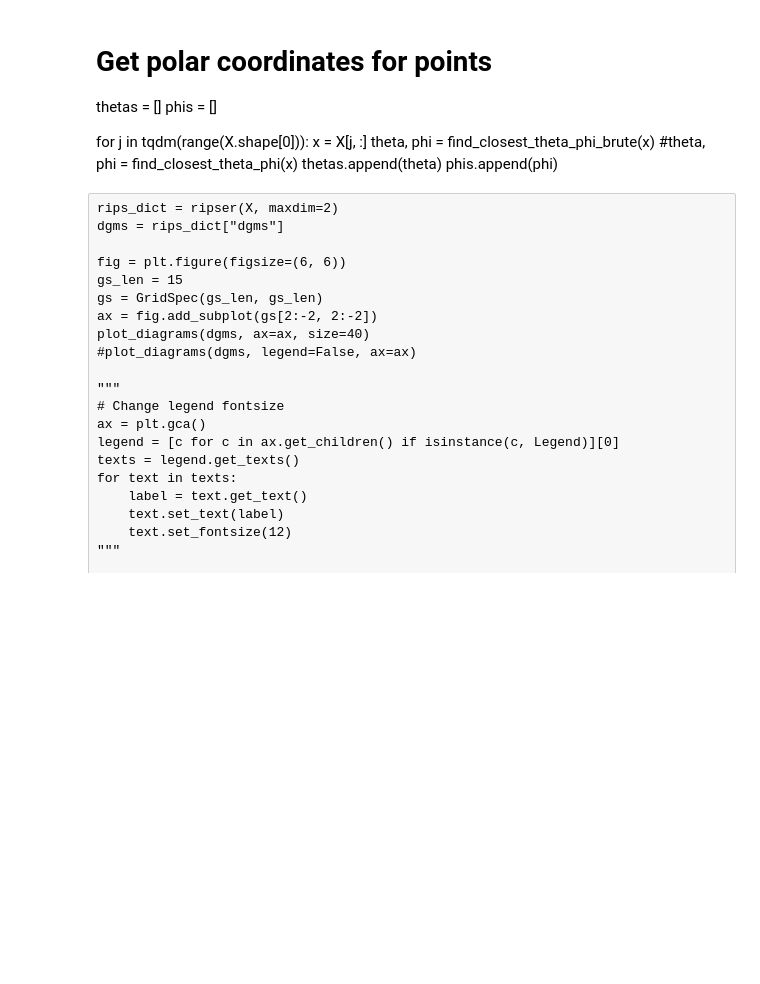
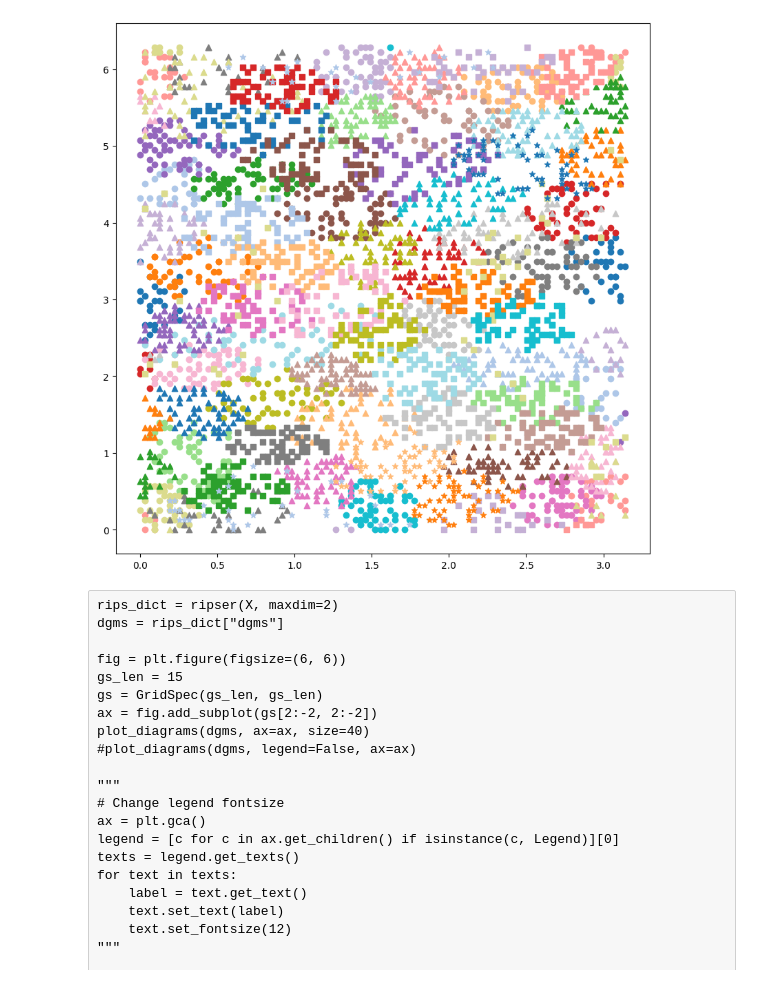
Before and after one commit to robbobbinett/learning_atlas_Graphs, a Jupyter notebook: klein_h1_atlas.ipynb, the cells around one changed output. Saved outputs shown, nothing was run; the diff lists cells and outputs as text; code cells hidden in the pictures; blank space fills up the shorter version.

Commit message:
Successfully generating random samples on charts for atlas graph that is randomly generated

```diff
--- a/klein_h1_atlas.ipynb
+++ b/klein_h1_atlas.ipynb
@@ -12,6 +12,7 @@ from tqdm import tqdm
 
 # from yao_utils import *
 from atlas_general import atlas_general, load_atlas
+from yao_utils_otra import find_closest_theta_phi_brute
 
 # data_dir = "data/klein_synthetic"
 
@@ -30,5 +31,5 @@ from atlas_general import atlas_general, load_atlas
 # ka = klein_atlas(Vecs_pos, Vecs_neg, dist=1.0,
 #             kernel_fun=lambda x: 1.0)
 
-# ka = load_atlas("random_klein", 2, 9)
-ka = load_atlas("random_atlas", 2, 3)
+ka = load_atlas("random_klein", 2, 9)
+# ka = load_atlas("random_atlas", 2, 3)
@@ -96,11 +132,0 @@ ValueError: Cannot take a larger sample than population when 'replace=False'
-# %% [markdown]
-# Get polar coordinates for points
-thetas = []
-phis = []
-
-for j in tqdm(range(X.shape[0])):
-    x = X[j, :]
-    theta, phi = find_closest_theta_phi_brute(x)
-    #theta, phi = find_closest_theta_phi(x)
-    thetas.append(theta)
-    phis.append(phi)
@@ -109,0 +133,33 @@ rips_dict = ripser(X, maxdim=1, do_cocycles=True)
+# %%
+# Get polar coordinates for points
+thetas = []
+phis = []
+
+for j in tqdm(range(X.shape[0])):
+    x = X[j, :]
+    theta, phi = find_closest_theta_phi_brute(x)
+    #theta, phi = find_closest_theta_phi(x)
+    thetas.append(theta)
+    phis.append(phi)
+# %%
+cmap_pre = plt.cm.tab20
+n_colors = cmap_pre.N
+# extract all colors from the .jet map
+cmaplist = [cmap_pre(i) for i in range(cmap_pre.N)]
+shaplist = ["o", "^", "s", "*"]
+
+fig = plt.figure(figsize=(10, 10))
+ax = fig.add_subplot()
+
+for kk in range(k):
+    thetas = thetas_list[kk]
+    phis = phis_list[kk]
+
+    color = cmaplist[kk % n_colors]
+    shape = shaplist[kk // n_colors]
+
+    ax.scatter(thetas, phis, color=color, marker=shape)
+
+plt.show()
+# %% [output]
+[figure, added]
```
Also changed, not shown: parts of 6 cells of this notebook, 4 other files.
